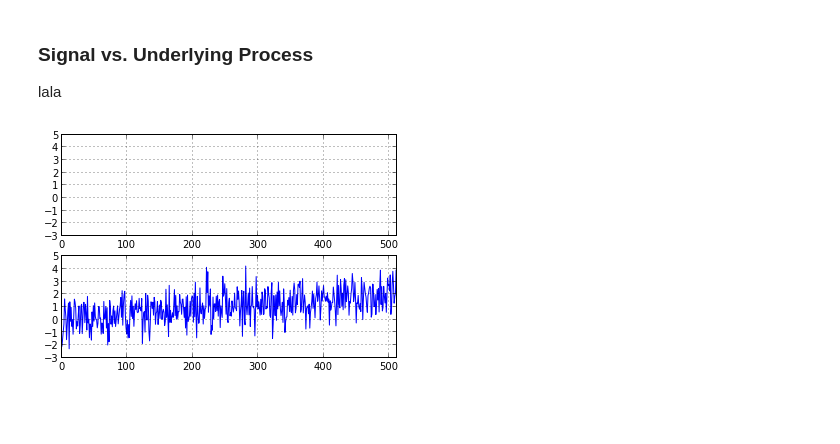
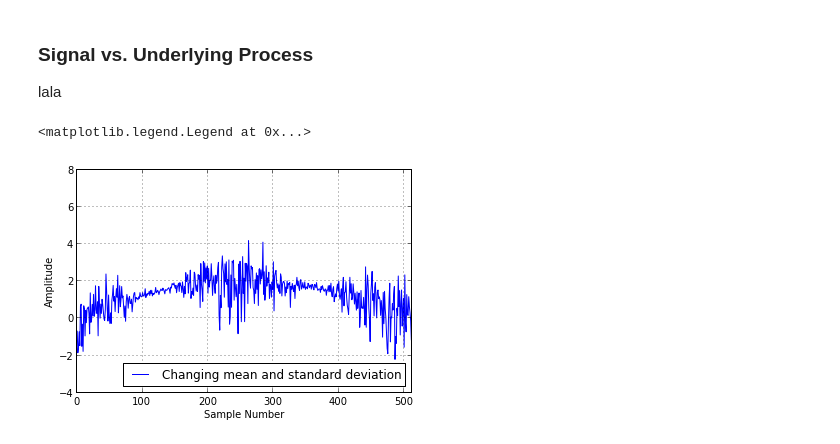
Before and after one commit to paulomarcondes/IPynb_DSP, a Jupyter notebook: DSP_Guide_CH2.ipynb, the cells around one changed output. Drawn from its saved outputs; the diff is of its cells as text; code cells hidden in the pictures; blank space fills up the shorter version.

```diff
--- a/DSP_Guide_CH2.ipynb
+++ b/DSP_Guide_CH2.ipynb
@@ -158,11 +152,20 @@ vx2 = normal(vmean2,1,n)
-# %%
-p1 = subplot(211)
-
-p2 = subplot(212,sharex=p1,sharey=p1)
-plot(range(n),vx2)
-#plot(range(n),vmean2,'r-')
-p1.set_xlim(0,512)
-p1.grid(True)
-p2.grid(True)
-# %% [output]
-[figure, removed]
+# %%
+a = -2./(256**2)
+b = a*512
+vmean1 = [a*X**2-b*X for X in range(n)]
+vmean2 = [X * (2.0/511) for X in range(n)]
+vsd1 = [.6+.5*cos(1.4*X*pi/(n/3)) for X in range(n)]
+vx1 = normal(vmean1,vsd1,n)
+vx2 = normal(vmean2,1,n)
+
+p1 = subplot(111)
+plot(range(n),vx1,label='Changing mean and standard deviation')
+p1.set_xlim(0,512)
+p1.set_ylim(-4.0,8.0)
+xlabel('Sample Number')
+ylabel('Amplitude')
+grid(True)
+legend(loc=4)
+# %% [output]
+<matplotlib.legend.Legend at 0x...>
+[figure, added]
```
Also changed, not shown: parts of 9 cells of this notebook.
